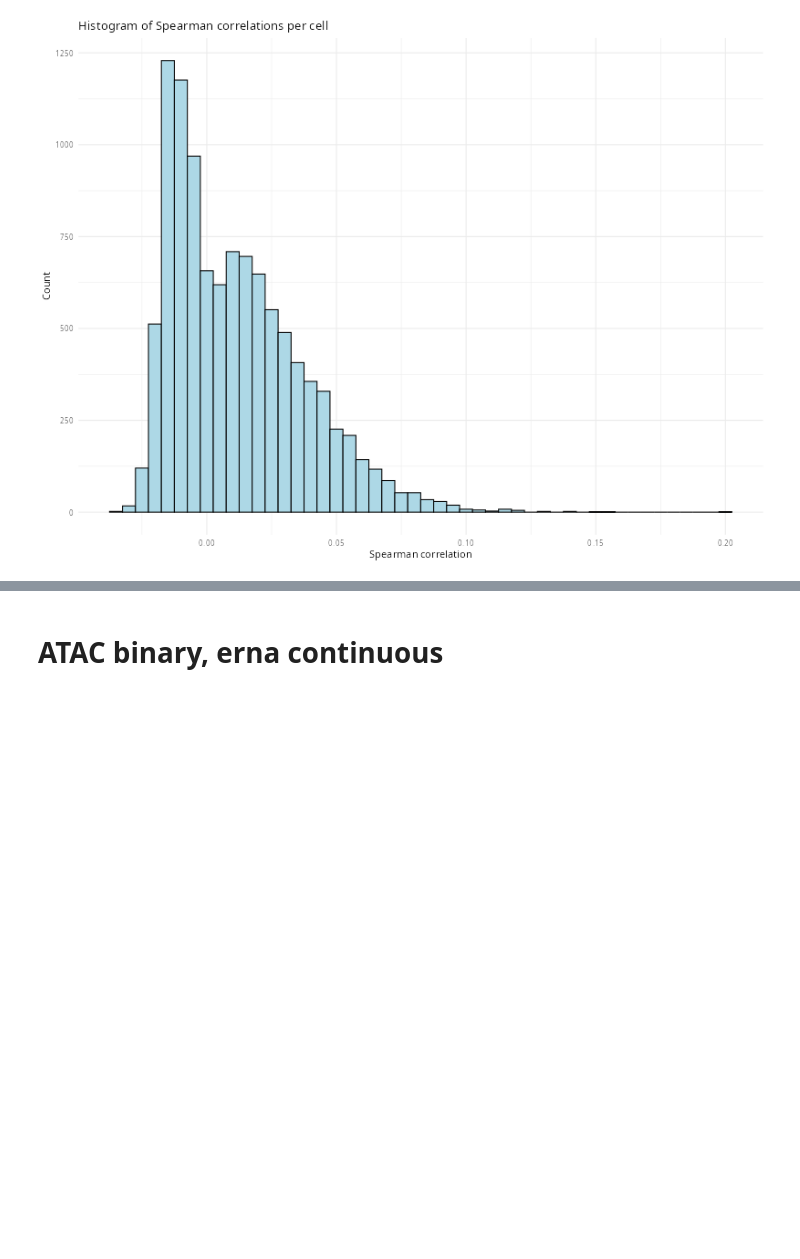
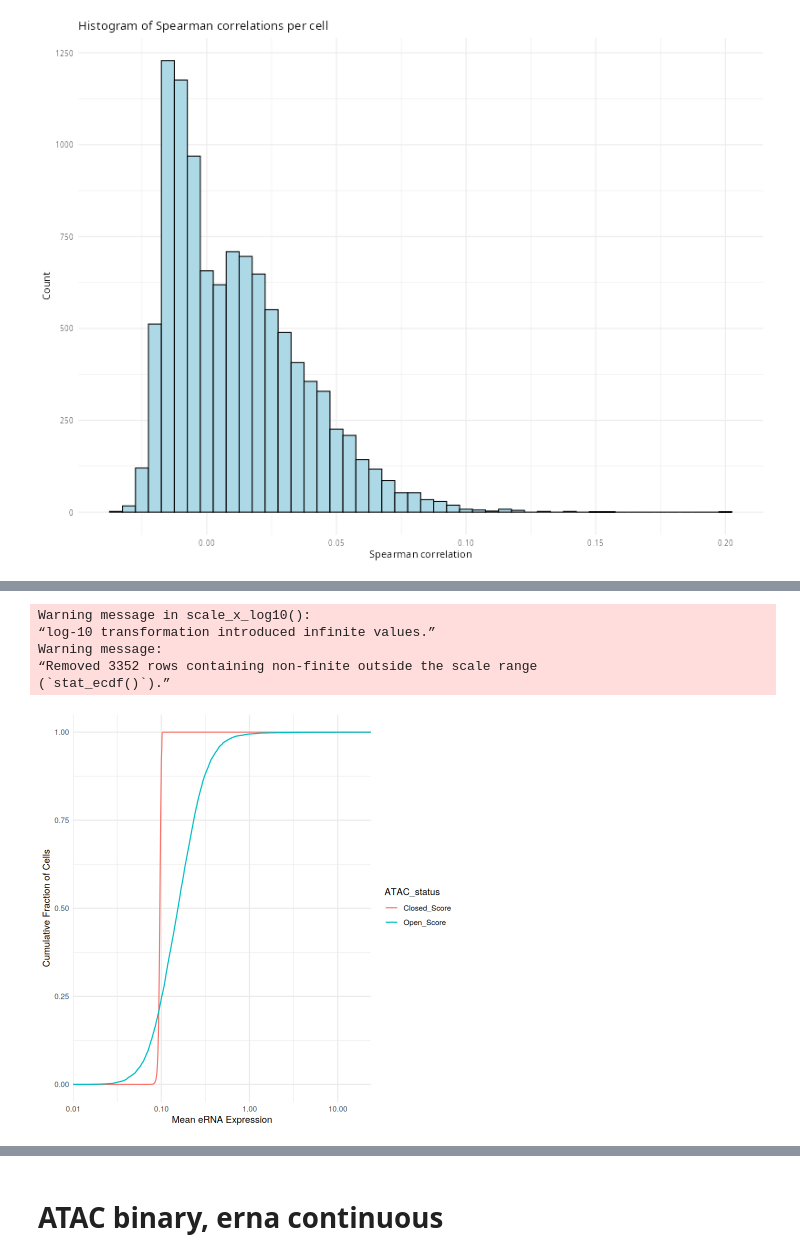
Before and after one commit to avishai987/eRNA, a Jupyter notebook: scripts/PBMC_10K/analyze_by_ATAC.ipynb, the cells around one changed output, grey strips where cells are left out. Saved outputs shown, nothing was run; the diff lists cells and outputs as text; code cells hidden in the pictures; blank space fills up the shorter version.

```diff
--- a/scripts/PBMC_10K/analyze_by_ATAC.ipynb
+++ b/scripts/PBMC_10K/analyze_by_ATAC.ipynb
@@ -237,0 +311,16 @@ p
+# %%
+is_open <- atac_norm > 0
+
+
+cell_stats <- lapply(1:ncol(rna_enhancers), function(i) {
+  open_idx <- which(is_open[, i])
+    mean_open <- if(length(open_idx) > 0) mean(rna_enhancers[open_idx, i]) else 0
+
+  mean_closed <- if(length(open_idx) == 0) mean(rna_enhancers[, i]) else  mean(rna_enhancers[-open_idx, i])
+
+  return(data.frame(
+    Cell = colnames(rna_enhancers)[i],
+    Open_Score = mean_open,
+    Closed_Score = mean_closed
+  ))
+})
@@ -237,0 +354,21 @@ p
+# %%
+
+df_final <- bind_rows(cell_stats)
+
+df_plot <- df_final %>%
+  tidyr::pivot_longer(cols = c(Open_Score, Closed_Score),
+               names_to = "ATAC_status",
+               values_to = "eRNA_Expression")
+# %%
+ggplot(df_plot, aes(x = eRNA_Expression, color = ATAC_status)) +
+  stat_ecdf(geom = "step") +
+  scale_x_log10() +
+  theme_minimal() +
+  labs(y = "Cumulative Fraction of Cells", x = "Mean eRNA Expression")
+# %% [output]
+Warning message in scale_x_log10():
+“log-10 transformation introduced infinite values.”
+Warning message:
+“Removed 3352 rows containing non-finite outside the scale range
+(`stat_ecdf()`).”
+[figure, added]
```
Also changed, not shown: parts of 31 cells of this notebook.
